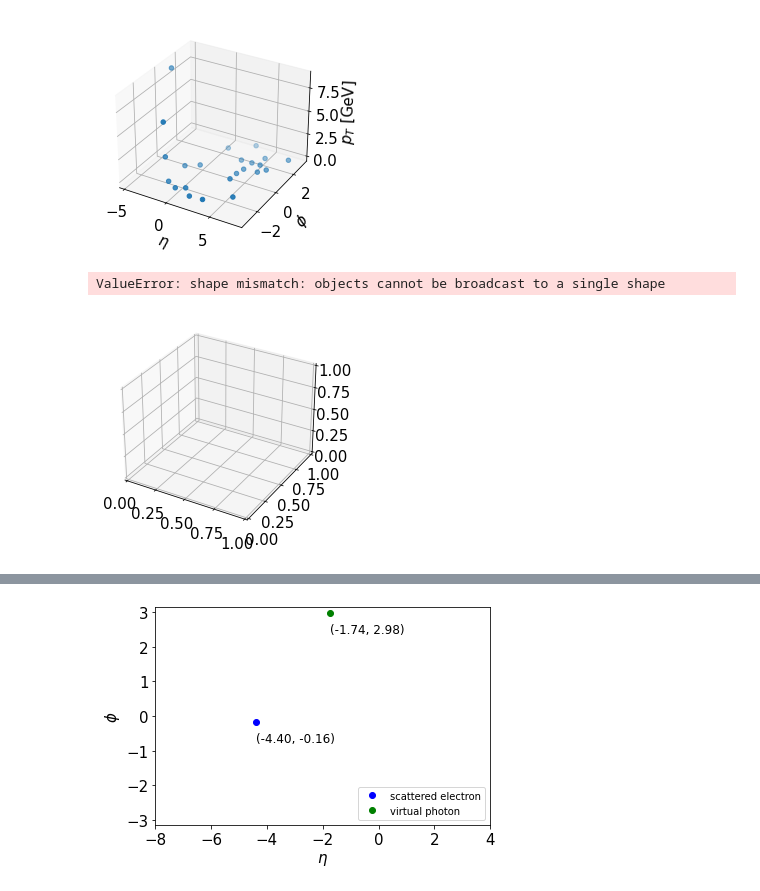
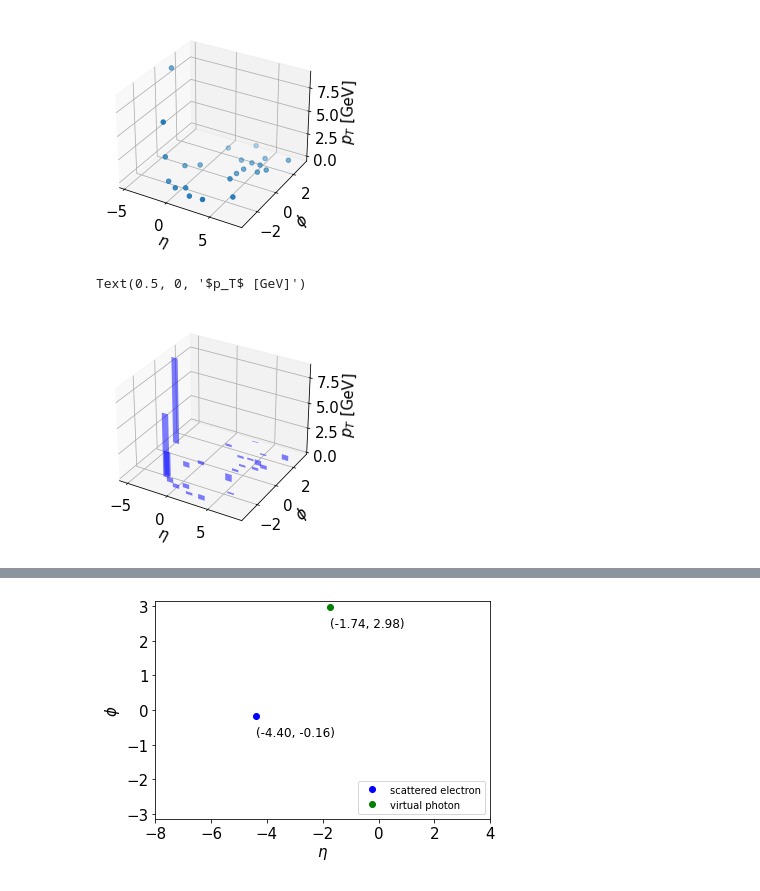
Before and after one commit to rkunnawa/Yale_Pathways, a Jupyter notebook: Day1_Introduction_pythia_ep_event.ipynb, the cells around one changed output, grey strips where cells are left out. Saved outputs shown, nothing was run; the diff lists cells and outputs as text; code cells hidden in the pictures.

Commit message:
Added 3D lego plots

```diff
--- a/Day1_Introduction_pythia_ep_event.ipynb
+++ b/Day1_Introduction_pythia_ep_event.ipynb
@@ -356,38 +355,18 @@ ax.set_zlabel('$p_T$ [GeV]')
 # %% [output]
 Text(0.5, 0, '$p_T$ [GeV]')
 [figure]
-# %%
-import matplotlib.cm as cm
-
-x = Event_Particles['eta']
-y = Event_Particles['phi']
-z = Event_Particles['pT']
-
-fig = plt.figure()
-ax = fig.add_subplot(111, projection='3d')
-
-hist, xedges, yedges = np.histogram2d(x, y, bins=(100,100))
-xpos, ypos = np.meshgrid(xedges[:-1]+xedges[1:], yedges[:-1]+yedges[1:])
-
-xpos = xpos.flatten()/2.
-ypos = ypos.flatten()/2.
-zpos = zpos.flatten()/2.
-
-dx = xedges [1] - xedges [0]
-dy = yedges [1] - yedges [0]
-dz = hist.flatten()
-
-cmap = cm.get_cmap('jet') # Get desired colormap - you can change this!
-max_height = np.max(dz)   # get range of colorbars so we can normalize
-min_height = np.min(dz)
-# scale each z to [0,1], and get their rgb values
-rgba = [cmap((k-min_height)/max_height) for k in dz]
-
-#ax.bar3d(xpos, ypos, zpos, dx, dy, dzEvent_Particles['phi'])
-ax.bar3d(x,y,z,dx,dy,dz, color=rgba)
-plt.xlabel('$\eta$')
-plt.ylabel('$\phi$')
-ax.set_zlabel('$p_T$ [GeV]$')
-# %% [output]
-ValueError: shape mismatch: objects cannot be broadcast to a single shape
-[figure, removed]
+# %%
+ax = plt.axes(projection='3d')
+
+# Data for three-dimensional scattered points
+zdata = Event_Particles['pT']
+xdata = Event_Particles['eta']
+ydata = Event_Particles['phi']
+for x,y,z in zip(xdata,ydata,zdata):
+    ax.bar([x], [z], zs=[y], zdir='y', color='b', alpha=0.5)
+ax.set_xlabel('$\eta$')
+ax.set_ylabel('$\phi$')
+ax.set_zlabel('$p_T$ [GeV]')
+# %% [output]
+Text(0.5, 0, '$p_T$ [GeV]')
+[figure, added]
```
Also changed, not shown: parts of 2 cells of this notebook.
